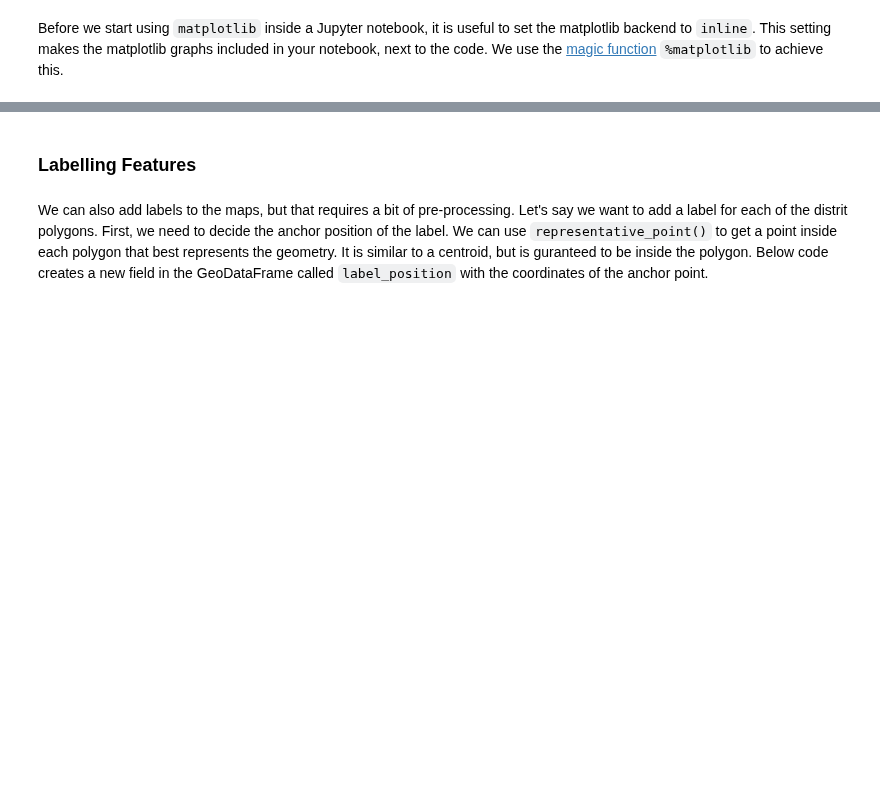
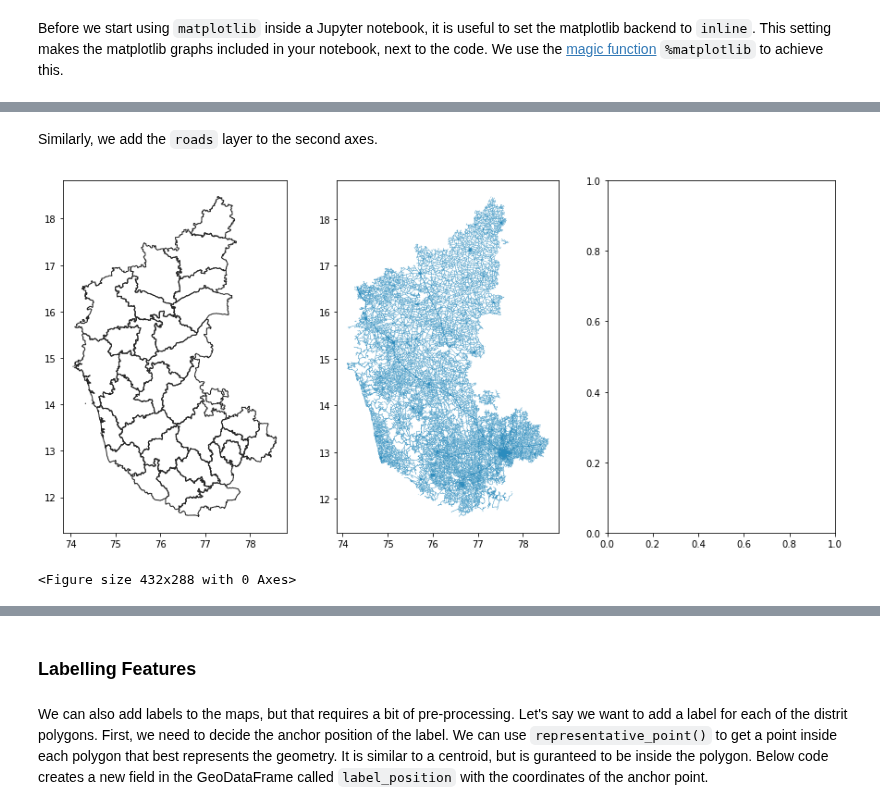
Before and after one commit to spatialthoughts/courses, a Jupyter notebook: code/python_foundation/supplement1_plotting.ipynb, the cells around one changed output, grey strips where cells are left out. Cells and saved outputs as stored; diff of their text form; code cells hidden in the pictures; blank space fills up the shorter version.

```diff
--- a/code/python_foundation/supplement1_plotting.ipynb
+++ b/code/python_foundation/supplement1_plotting.ipynb
@@ -40,0 +51,8 @@ districts.plot(ax=ax, linewidth=1, facecolor='none', edgecolor='#252525')
+# %% [markdown]
+Similarly, we add the `roads` layer to the second axes.
+# %%
+roads.plot(ax=ax1, linewidth=0.4, color='#2b8cbe')
+fig
+# %% [output]
+[figure, added]
+<Figure size 432x288 with 0 Axes>
```
Also changed, not shown: parts of 25 cells of this notebook, 17 other files.
